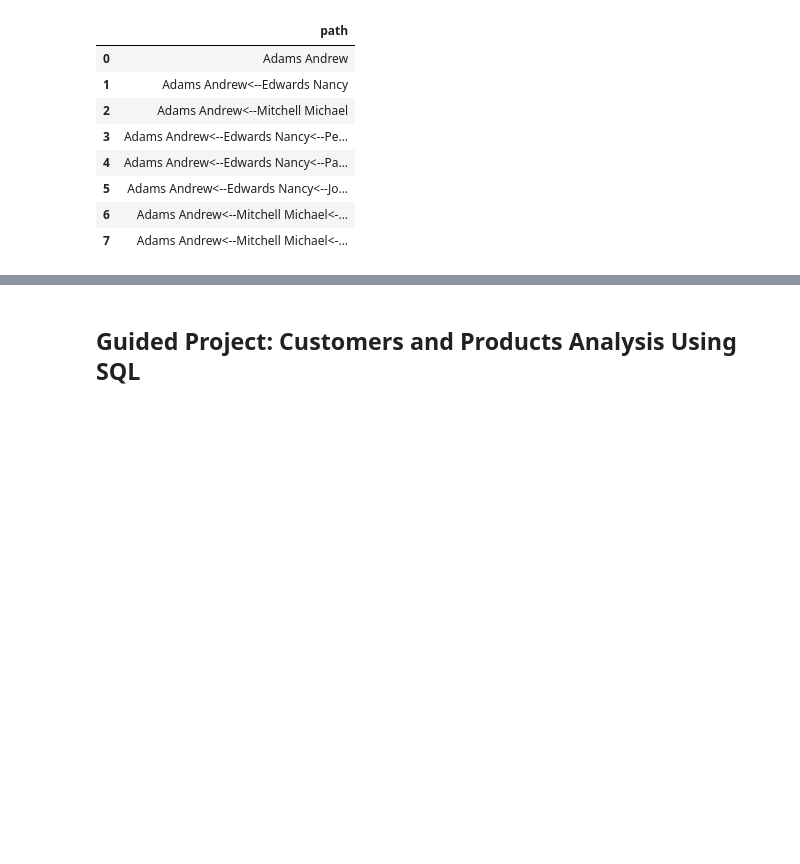
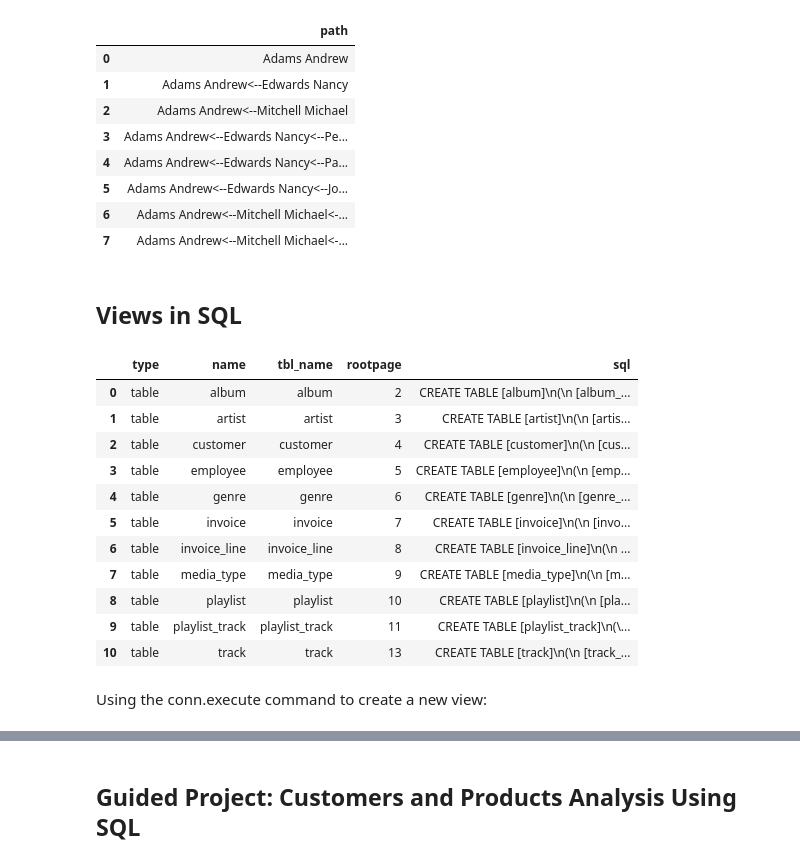
Before and after one commit to oxbbar/course-business-analyst-with-power-bi, a Jupyter notebook: part_2/p2-5-sql-subqueries.ipynb, the cells around one changed output, grey strips where cells are left out. Drawn from its saved outputs; the diff is of its cells as text; code cells hidden in the pictures; blank space fills up the shorter version.

```diff
--- a/part_2/p2-5-sql-subqueries.ipynb
+++ b/part_2/p2-5-sql-subqueries.ipynb
@@ -609,3 +609,34 @@ pd.read_sql_query(query,connection)
 | 5 | Adams Andrew<--Edwards Nancy<--Jo... |
 | 6 | Adams Andrew<--Mitchell Michael<-... |
 | 7 | Adams Andrew<--Mitchell Michael<-... |
+# %% [markdown]
+## Views in SQL
+# %%
+query = """
+
+SELECT
+*
+FROM
+sqlite_master
+WHERE
+type = 'table' AND
+name NOT LIKE 'sqlite_%';
+
+"""
+
+pd.read_sql_query(query,connection)
+# %% [output]
+|  | type | name | tbl_name | rootpage | sql |
+| 0 | table | album | album | 2 | CREATE TABLE [album]\n(\n [album_... |
+| 1 | table | artist | artist | 3 | CREATE TABLE [artist]\n(\n [artis... |
+| 2 | table | customer | customer | 4 | CREATE TABLE [customer]\n(\n [cus... |
+| 3 | table | employee | employee | 5 | CREATE TABLE [employee]\n(\n [emp... |
+| 4 | table | genre | genre | 6 | CREATE TABLE [genre]\n(\n [genre_... |
+| 5 | table | invoice | invoice | 7 | CREATE TABLE [invoice]\n(\n [invo... |
+| 6 | table | invoice_line | invoice_line | 8 | CREATE TABLE [invoice_line]\n(\n ... |
+| 7 | table | media_type | media_type | 9 | CREATE TABLE [media_type]\n(\n [m... |
+| 8 | table | playlist | playlist | 10 | CREATE TABLE [playlist]\n(\n [pla... |
+| 9 | table | playlist_track | playlist_track | 11 | CREATE TABLE [playlist_track]\n(\... |
+| 10 | table | track | track | 13 | CREATE TABLE [track]\n(\n [track_... |
+# %% [markdown]
+Using the conn.execute command to create a new view:
```
Also changed, not shown: parts of 17 cells of this notebook, 3 other files.
